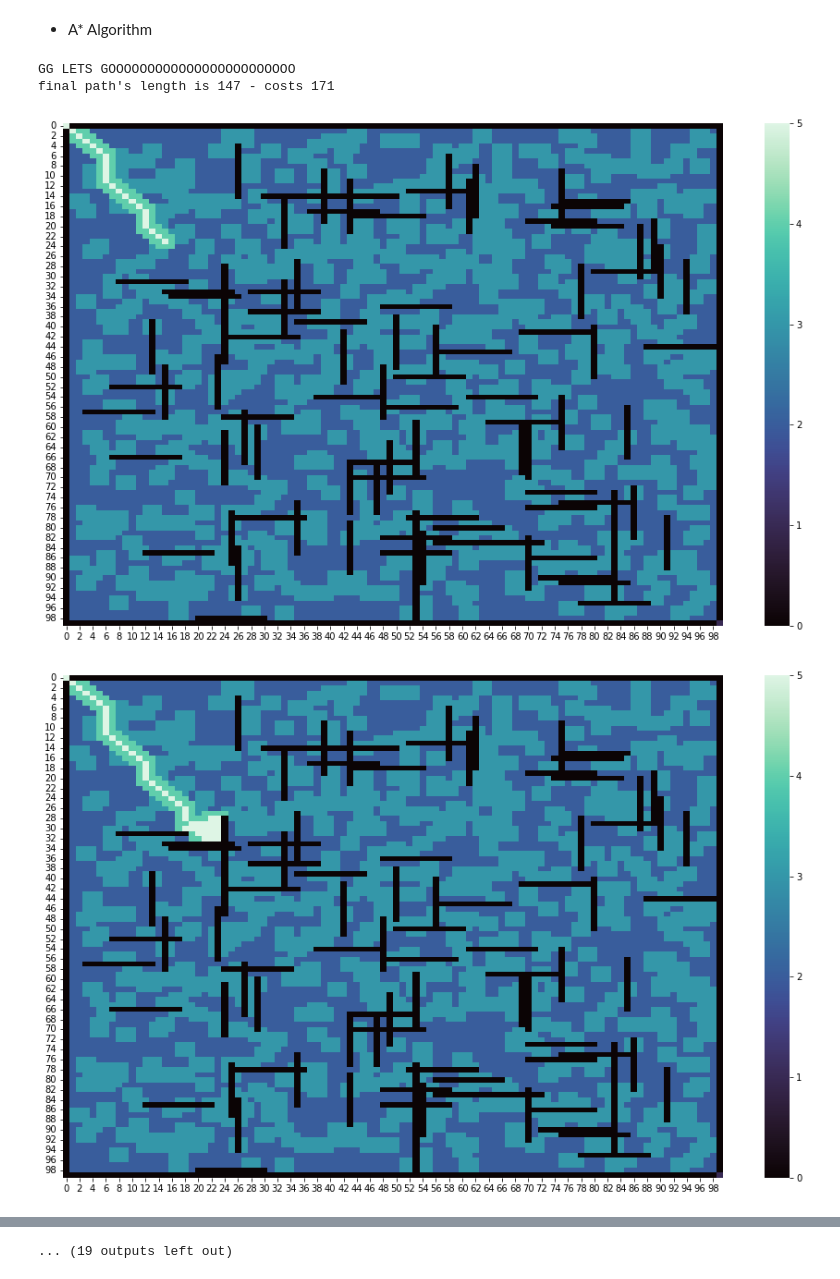
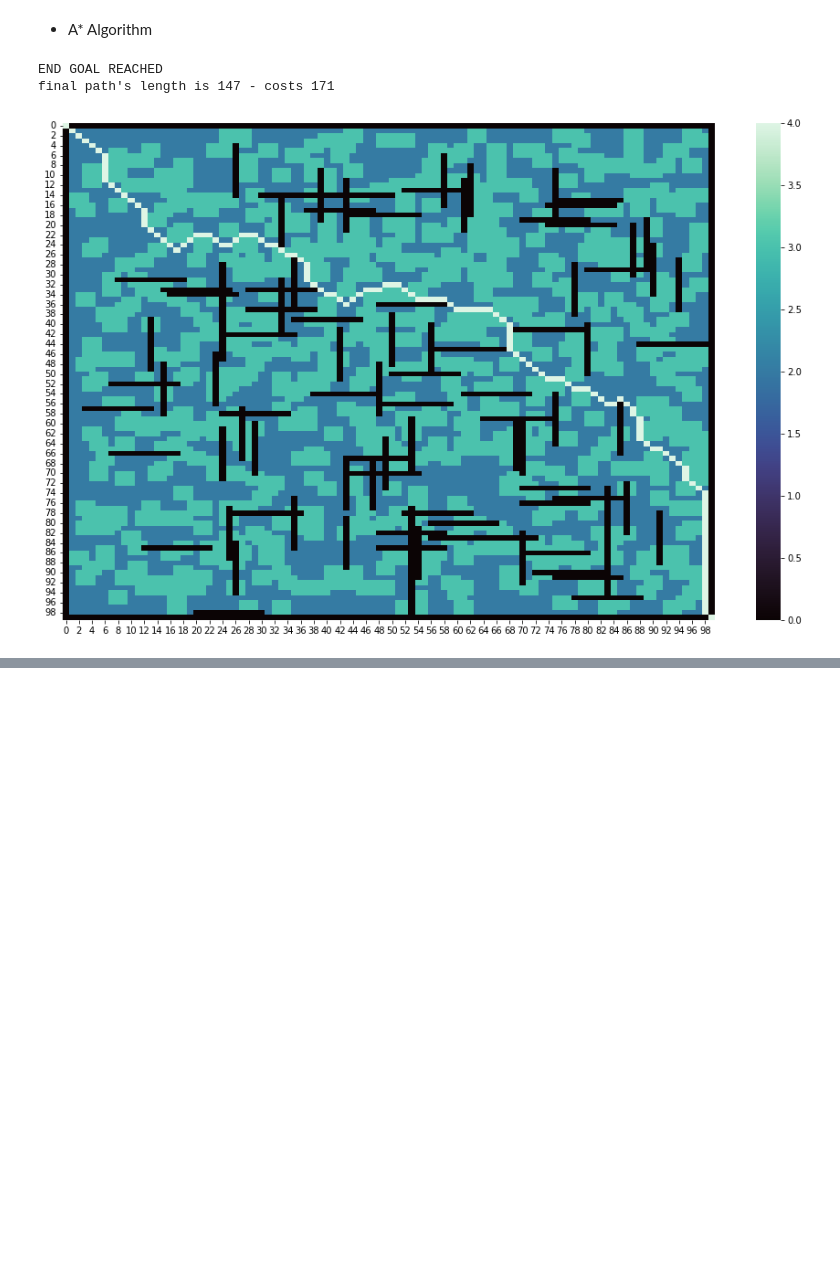
Before and after one commit to Paulo-Pinto/AI_Project_AStar, a Jupyter notebook: Projeto.ipynb, the cells around one changed output, grey strips where cells are left out. Saved outputs shown, nothing was run; the diff lists cells and outputs as text; code cells hidden in the pictures; blank space fills up the shorter version.

```diff
--- a/Projeto.ipynb
+++ b/Projeto.ipynb
@@ -139,17 +150,19 @@ def print_final_path(final_path):
         cost += 3 if grid[x][y] == "A" else 1
         grid[x][y] = 'V'
     print(f"final path's length is {len(final_path)} - costs {cost}")
-    visualize_env(grid, '2final_path')
+    visualize_env(grid, 'path')
 # %%
-def a_star_algo(node_structures, goal):
+def a_star_algo(node_structures, goal, visualize = False):
     node_map = node_structures.node_map
     q = node_structures.q
 
     node_structures.counter += 1
-    if node_structures.counter % DISPLAY_INTERVAL == 0:
-        # print(int(node_structures.counter / DISPLAY_INTERVAL))
-        visualize_env(node_structures.get_graph_map_list(),
-                      f'0map_at_{math.floor(time.time())}_{int(node_structures.counter / DISPLAY_INTERVAL)}')
+    if visualize:
+        if node_structures.counter % DISPLAY_INTERVAL == 0:
+            # print(int(node_structures.counter / DISPLAY_INTERVAL))
+            visualize_env(node_structures.get_graph_map_list(),
+                        f'map_stage_{int(node_structures.counter / DISPLAY_INTERVAL):0>2}')
+            # timestamp -> math.floor(time.time())
 
     h = q.pop(0)
     node_map[h].done = True
@@ -160,10 +173,11 @@ def a_star_algo(node_structures, goal):
         # print(f'{node_map[n].pos} [{node_map[n].cost_so_far} + {node_map[n].heuristic} = {node_map[n].combined_cost}]', end=(', ' if i != len(q) - 1 else ']\n'))
 
     if h == goal:
-        print("GG LETS GOOOOOOOOOOOOOOOOOOOOOOOO")
+        print("END GOAL REACHED")
         # print(node_map[h].path)
-        visualize_env(node_structures.get_graph_map_list(
-            node_map[h].path), '1final_map')
+        if visualize:
+            visualize_env(node_structures.get_graph_map_list(
+                node_map[h].path), 'map_stage_final')
         print_final_path(node_map[h].path)
         return
 
@@ -175,9 +189,8 @@ def a_star_algo(node_structures, goal):
         node = node_map[(x,y)]
         #print(f'{node.pos} actual move -> {node.name not in [FRONTEIRA, BARREIRA] and node.pos not in done}')
 
-        # check cost of valid nodes
         if node.name not in [FRONTEIRA, BARREIRA] and not node.done:
-            #print(f'{node.name} {node.pos}: {node.cost_so_far} + {node.heuristic} = {node.combined_cost} -> ', end='')
+            # check cost of valid nodes
             if node.cost_so_far > (new_cost := node_map[h].cost_so_far + (3 if node.name == AGUA else 1)):
                 # change cost and path if new path is better
                 node.cost_so_far = new_cost
@@ -188,24 +201,23 @@ def a_star_algo(node_structures, goal):
 
     node_structures.q = list(set(q)) # remove duplicates
     node_structures.q.sort(key=lambda x: node_map[x].combined_cost)
-    a_star_algo(node_structures, goal)
+    a_star_algo(node_structures, goal, visualize)
 # %%
 
 lines_info = list(read_file(CSV_ENV_FILE))
 grid = np.array(lines_info, dtype=object)
 
 MAP_SIZE = len(lines_info[0]) - 1
-INIT = (0, 0)  # initial state
-GOAL = (MAP_SIZE, MAP_SIZE)  # goal state
+START = (0, 0)
+GOAL = (MAP_SIZE, MAP_SIZE)
 
-node_structures = Node_Structures(INIT, grid)
+node_structures = NodeStructures(START, grid)
 
 shutil.rmtree('output')
 os.makedirs('output')
 
-a_star_algo(node_structures, GOAL)
+a_star_algo(node_structures, GOAL, visualize = False)
 # %% [output]
-GG LETS GOOOOOOOOOOOOOOOOOOOOOOOO
+END GOAL REACHED
 final path's length is 147 - costs 171
-[figure, old version]
+[figure, new version]
-[figure, removed]
@@ -221,4 +224,3 @@ final path's length is 147 - costs 171
-... (19 outputs left out)
 # %%
 # start = time.time()
 # a_star_algo(node_structures, GOAL)
```
Also changed, not shown: parts of 9 cells of this notebook.
